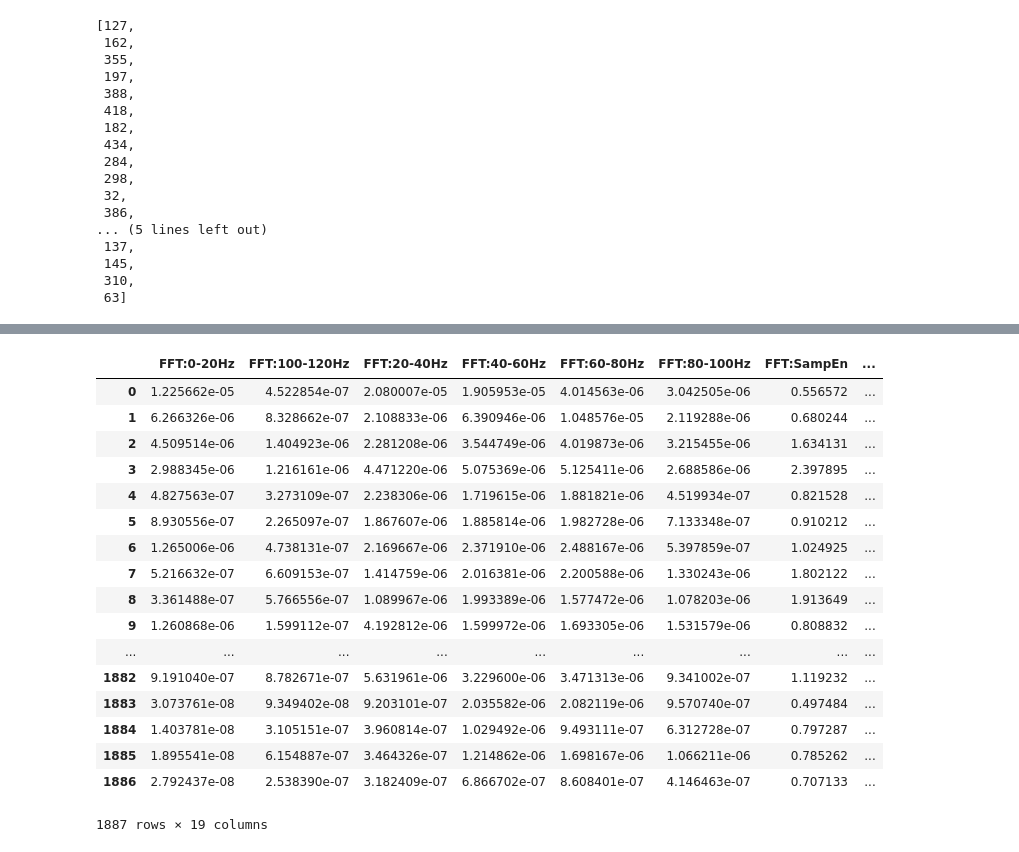
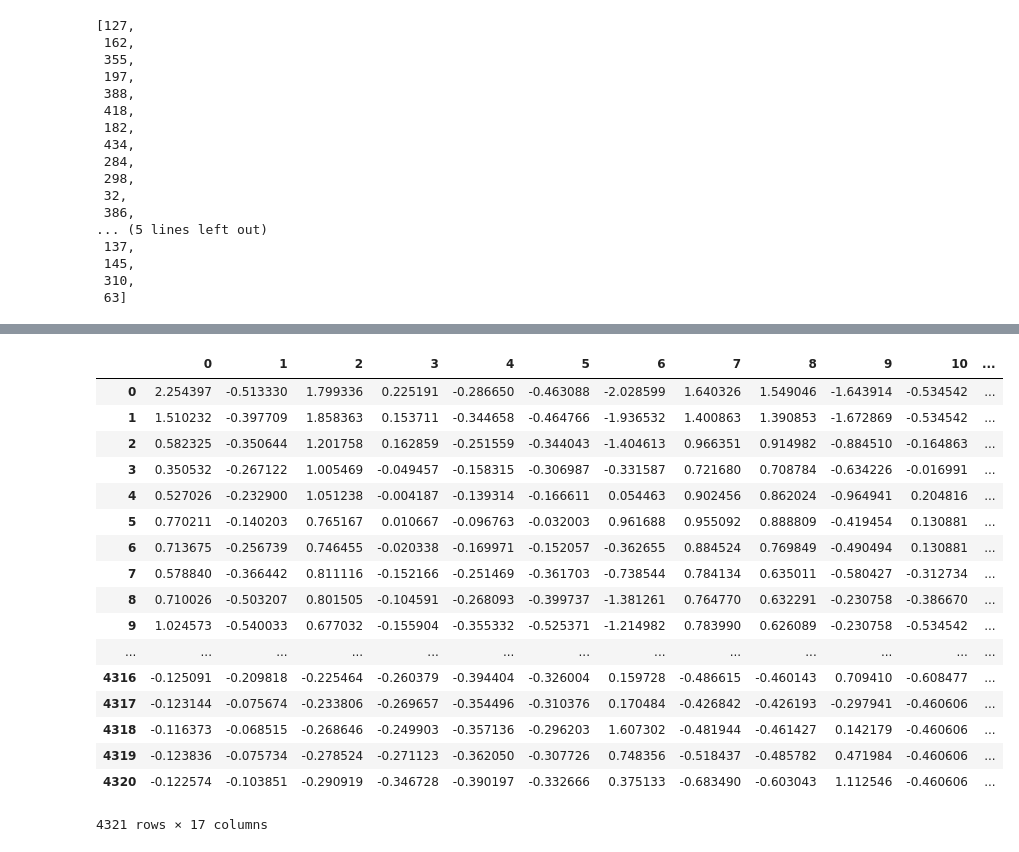
Before and after one commit to BIROalgorithmteam/SpasticityDetection, a Jupyter notebook: SpasticityDetection.ipynb, the cells around one changed output, grey strips where cells are left out. Cells and saved outputs as stored; diff of their text form; code cells hidden in the pictures.

Commit message:
added feature standardization

```diff
--- a/SpasticityDetection.ipynb
+++ b/SpasticityDetection.ipynb
@@ -392,5 +392,5 @@ array([ 1,  1,  1, ..., 12, 12, 12], dtype=int64)
 # %%
-l = 'Gastrocnemius'
+l = 'Hamstring'
 
 Labels = FullData.Label
 
@@ -400,11 +400,19 @@ for s in FiltData.SubjID.unique():
         FiltData = FiltData[FiltData.SubjID!=s]
 
 Features = FiltData.iloc[:,0:14]
-Subjs = FiltData.SubjID
-Labels = FiltData.Label=='SA'
+Features = Features.as_matrix()
+SubjID = FiltData.SubjID
+Label = FiltData.Label=='SA'
 Location = FiltData.Location
 
-results = LOSOCV(Features.as_matrix(),Labels.as_matrix(),FiltData,Subjs.as_matrix(),models,1)
+#standardize data
+scaler = preprocessing.StandardScaler().fit(Features) #define scaler on Healthy data
+Features = scaler.transform(Features)
+FiltData = pd.concat([pd.DataFrame(Features),
+                      pd.DataFrame({'SubjID':SubjID.as_matrix(),'Label':Label.as_matrix(),'Location':Location.as_matrix()})],axis=1)
+
+
+results = LOSOCV(Features,Label.as_matrix(),FiltData,SubjID.as_matrix(),models,1)
 
 plt.figure(figsize=(8,6))
 AX = plot_roc(results['TPR'],results['FPR'],np.mean(results['AUC']),ax=None,plotname='Random Forest')
@@ -442,21 +438,24 @@ for s in FiltData.SubjID.unique():
-# %%
-FullData
-# %% [output]
-|  | FFT:0-20Hz | FFT:100-120Hz | FFT:20-40Hz | FFT:40-60Hz | FFT:60-80Hz | FFT:80-100Hz | FFT:SampEn | ... |
-| 0 | 1.225662e-05 | 4.522854e-07 | 2.080007e-05 | 1.905953e-05 | 4.014563e-06 | 3.042505e-06 | 0.556572 | ... |
-| 1 | 6.266326e-06 | 8.328662e-07 | 2.108833e-06 | 6.390946e-06 | 1.048576e-05 | 2.119288e-06 | 0.680244 | ... |
-| 2 | 4.509514e-06 | 1.404923e-06 | 2.281208e-06 | 3.544749e-06 | 4.019873e-06 | 3.215455e-06 | 1.634131 | ... |
-| 3 | 2.988345e-06 | 1.216161e-06 | 4.471220e-06 | 5.075369e-06 | 5.125411e-06 | 2.688586e-06 | 2.397895 | ... |
-| 4 | 4.827563e-07 | 3.273109e-07 | 2.238306e-06 | 1.719615e-06 | 1.881821e-06 | 4.519934e-07 | 0.821528 | ... |
-| 5 | 8.930556e-07 | 2.265097e-07 | 1.867607e-06 | 1.885814e-06 | 1.982728e-06 | 7.133348e-07 | 0.910212 | ... |
-| 6 | 1.265006e-06 | 4.738131e-07 | 2.169667e-06 | 2.371910e-06 | 2.488167e-06 | 5.397859e-07 | 1.024925 | ... |
-| 7 | 5.216632e-07 | 6.609153e-07 | 1.414759e-06 | 2.016381e-06 | 2.200588e-06 | 1.330243e-06 | 1.802122 | ... |
-| 8 | 3.361488e-07 | 5.766556e-07 | 1.089967e-06 | 1.993389e-06 | 1.577472e-06 | 1.078203e-06 | 1.913649 | ... |
-| 9 | 1.260868e-06 | 1.599112e-07 | 4.192812e-06 | 1.599972e-06 | 1.693305e-06 | 1.531579e-06 | 0.808832 | ... |
-| ... | ... | ... | ... | ... | ... | ... | ... | ... |
-| 1882 | 9.191040e-07 | 8.782671e-07 | 5.631961e-06 | 3.229600e-06 | 3.471313e-06 | 9.341002e-07 | 1.119232 | ... |
-| 1883 | 3.073761e-08 | 9.349402e-08 | 9.203101e-07 | 2.035582e-06 | 2.082119e-06 | 9.570740e-07 | 0.497484 | ... |
-| 1884 | 1.403781e-08 | 3.105151e-07 | 3.960814e-07 | 1.029492e-06 | 9.493111e-07 | 6.312728e-07 | 0.797287 | ... |
-| 1885 | 1.895541e-08 | 6.154887e-07 | 3.464326e-07 | 1.214862e-06 | 1.698167e-06 | 1.066211e-06 | 0.785262 | ... |
-| 1886 | 2.792437e-08 | 2.538390e-07 | 3.182409e-07 | 6.866702e-07 | 8.608401e-07 | 4.146463e-07 | 0.707133 | ... |
-1887 rows × 19 columns
+# %%
+FiltData = pd.concat([pd.DataFrame(Features),
+                      pd.DataFrame({'SubjID':SubjID.as_matrix(),'Label':Label.as_matrix(),'Location':Location.as_matrix()})],axis=1)
+# %%
+FiltData
+# %% [output]
+|  | 0 | 1 | 2 | 3 | 4 | 5 | 6 | 7 | 8 | 9 | 10 | ... |
+| 0 | 2.254397 | -0.513330 | 1.799336 | 0.225191 | -0.286650 | -0.463088 | -2.028599 | 1.640326 | 1.549046 | -1.643914 | -0.534542 | ... |
+| 1 | 1.510232 | -0.397709 | 1.858363 | 0.153711 | -0.344658 | -0.464766 | -1.936532 | 1.400863 | 1.390853 | -1.672869 | -0.534542 | ... |
+| 2 | 0.582325 | -0.350644 | 1.201758 | 0.162859 | -0.251559 | -0.344043 | -1.404613 | 0.966351 | 0.914982 | -0.884510 | -0.164863 | ... |
+| 3 | 0.350532 | -0.267122 | 1.005469 | -0.049457 | -0.158315 | -0.306987 | -0.331587 | 0.721680 | 0.708784 | -0.634226 | -0.016991 | ... |
+| 4 | 0.527026 | -0.232900 | 1.051238 | -0.004187 | -0.139314 | -0.166611 | 0.054463 | 0.902456 | 0.862024 | -0.964941 | 0.204816 | ... |
+| 5 | 0.770211 | -0.140203 | 0.765167 | 0.010667 | -0.096763 | -0.032003 | 0.961688 | 0.955092 | 0.888809 | -0.419454 | 0.130881 | ... |
+| 6 | 0.713675 | -0.256739 | 0.746455 | -0.020338 | -0.169971 | -0.152057 | -0.362655 | 0.884524 | 0.769849 | -0.490494 | 0.130881 | ... |
+| 7 | 0.578840 | -0.366442 | 0.811116 | -0.152166 | -0.251469 | -0.361703 | -0.738544 | 0.784134 | 0.635011 | -0.580427 | -0.312734 | ... |
+| 8 | 0.710026 | -0.503207 | 0.801505 | -0.104591 | -0.268093 | -0.399737 | -1.381261 | 0.764770 | 0.632291 | -0.230758 | -0.386670 | ... |
+| 9 | 1.024573 | -0.540033 | 0.677032 | -0.155904 | -0.355332 | -0.525371 | -1.214982 | 0.783990 | 0.626089 | -0.230758 | -0.534542 | ... |
+| ... | ... | ... | ... | ... | ... | ... | ... | ... | ... | ... | ... | ... |
+| 4316 | -0.125091 | -0.209818 | -0.225464 | -0.260379 | -0.394404 | -0.326004 | 0.159728 | -0.486615 | -0.460143 | 0.709410 | -0.608477 | ... |
+| 4317 | -0.123144 | -0.075674 | -0.233806 | -0.269657 | -0.354496 | -0.310376 | 0.170484 | -0.426842 | -0.426193 | -0.297941 | -0.460606 | ... |
+| 4318 | -0.116373 | -0.068515 | -0.268646 | -0.249903 | -0.357136 | -0.296203 | 1.607302 | -0.481944 | -0.461427 | 0.142179 | -0.460606 | ... |
+| 4319 | -0.123836 | -0.075734 | -0.278524 | -0.271123 | -0.362050 | -0.307726 | 0.748356 | -0.518437 | -0.485782 | 0.471984 | -0.460606 | ... |
+| 4320 | -0.122574 | -0.103851 | -0.290919 | -0.346728 | -0.390197 | -0.332666 | 0.375133 | -0.683490 | -0.603043 | 1.112546 | -0.460606 | ... |
+4321 rows × 17 columns
```
Also changed, not shown: parts of 6 cells of this notebook.
